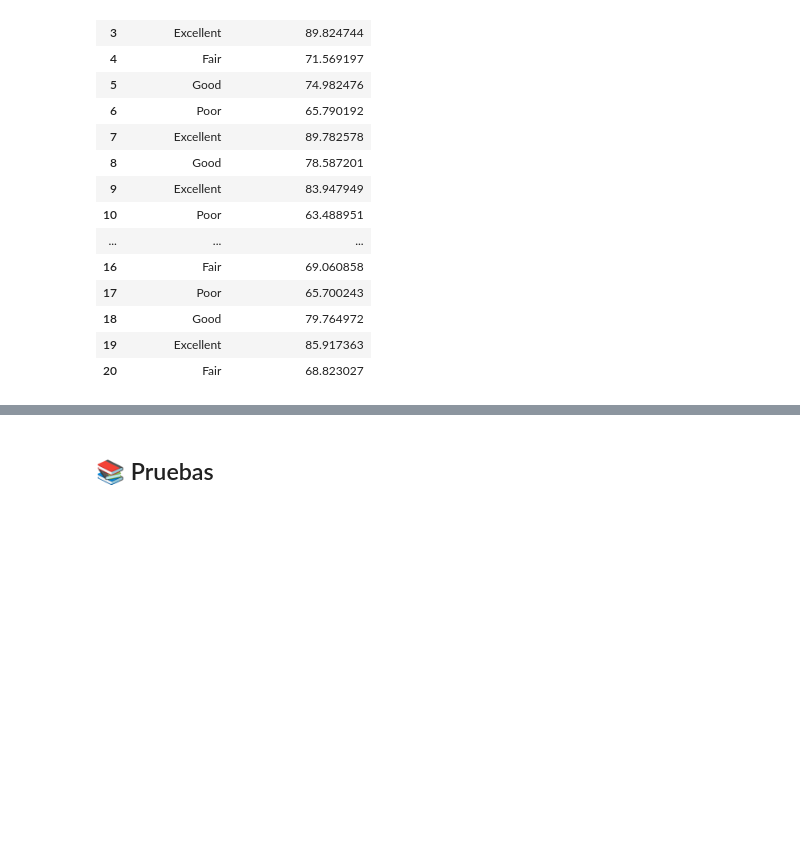
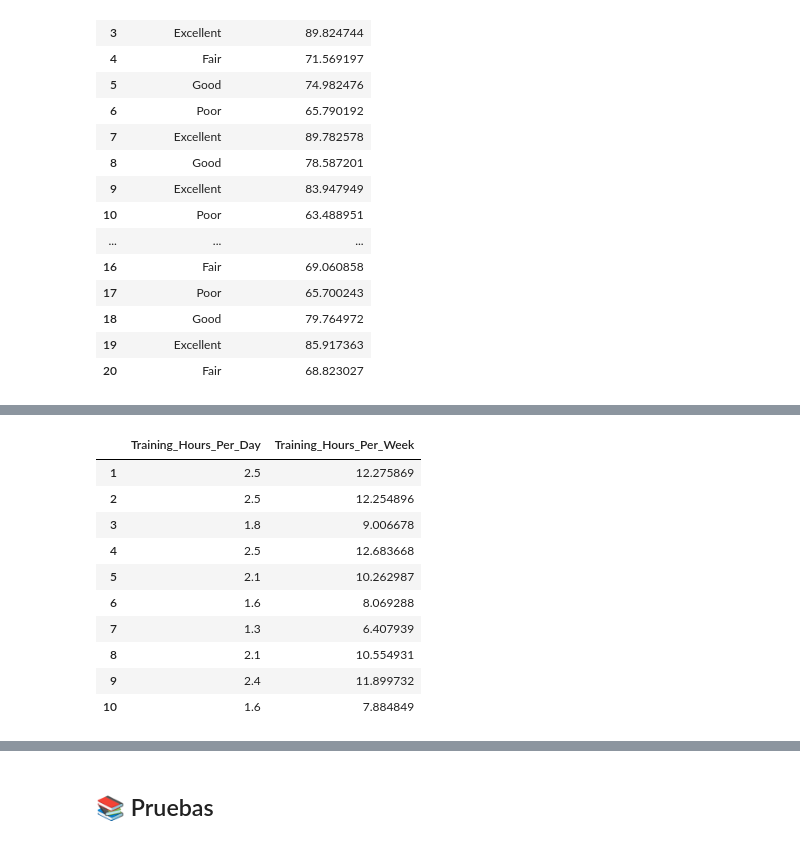
Before and after one commit to lauraargente/Proyecto_University-Football-Injury-Prediction-Dataset, a Jupyter notebook: analisis.ipynb, the cells around one changed output, grey strips where cells are left out. Cells and saved outputs as stored; diff of their text form; code cells hidden in the pictures; blank space fills up the shorter version.

```diff
--- a/analisis.ipynb
+++ b/analisis.ipynb
@@ -563,0 +606,21 @@ El percentil 25% es igual a 67, el percentil 50% es igual a 74 y el percentil 75
+# %%
+#Creamos una nueva columna con las horas de entreno diarias para "Training_Hours_Per_Week"
+df_csv['Training_Hours_Per_Day'] = 0.0
+df_csv.head(5)
+
+#Asumimos que solo entrenan entre semana (Lunes a viernes) por lo tanto dividimos las horas semanales entre 5, ya que los partidos suelen ser en fin de semana
+df_csv['Training_Hours_Per_Day'] = round(df_csv['Training_Hours_Per_Week']/5, 1)
+
+df_csv[['Training_Hours_Per_Day', 'Training_Hours_Per_Week']].head(10)
+# %% [output]
+|  | Training_Hours_Per_Day | Training_Hours_Per_Week |
+| 1 | 2.5 | 12.275869 |
+| 2 | 2.5 | 12.254896 |
+| 3 | 1.8 | 9.006678 |
+| 4 | 2.5 | 12.683668 |
+| 5 | 2.1 | 10.262987 |
+| 6 | 1.6 | 8.069288 |
+| 7 | 1.3 | 6.407939 |
+| 8 | 2.1 | 10.554931 |
+| 9 | 2.4 | 11.899732 |
+| 10 | 1.6 | 7.884849 |
```
Also changed, not shown: parts of 9 cells of this notebook.
